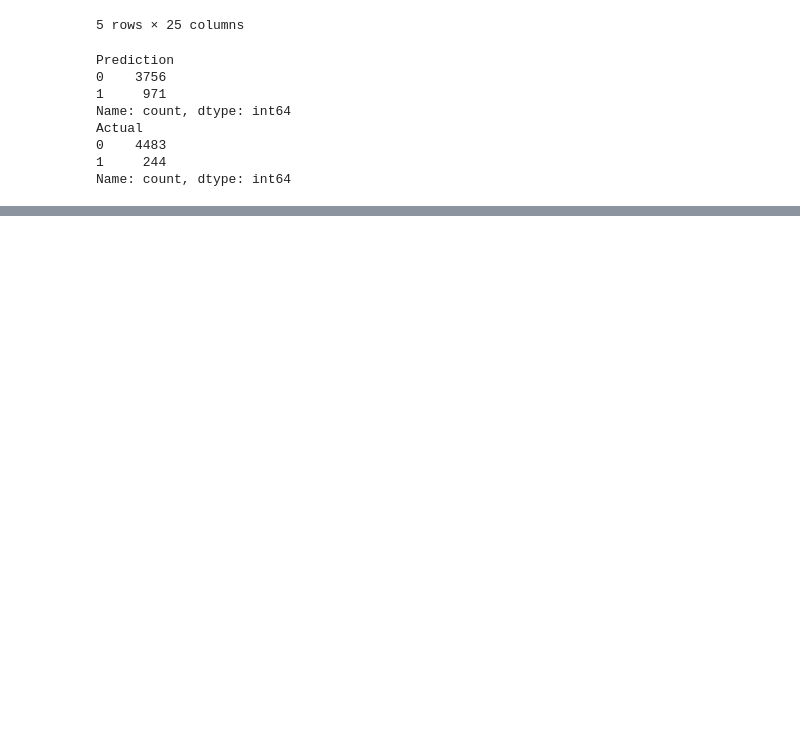
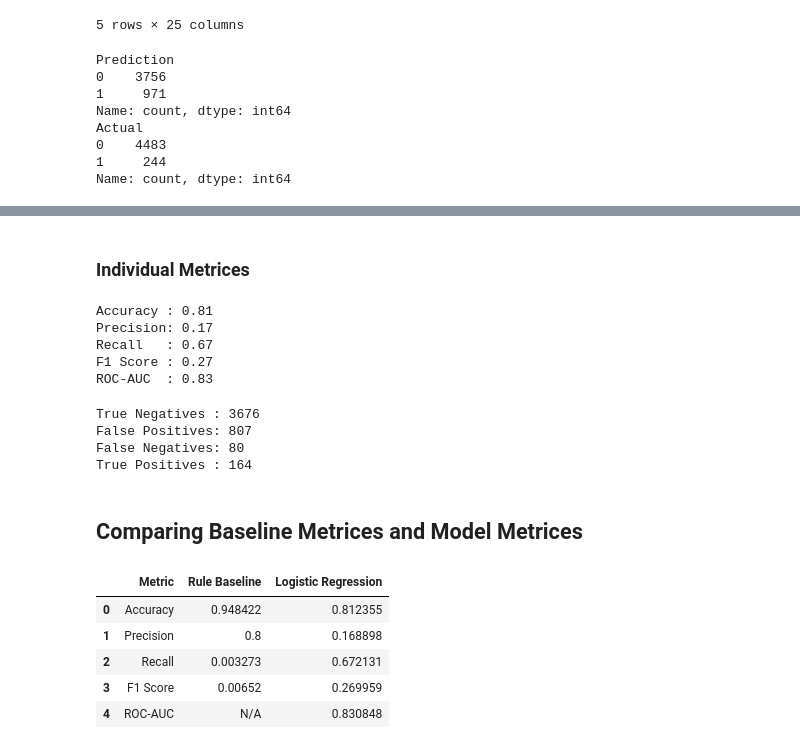
Before and after one commit to Bhav-creator452/order-risk-platform, a Jupyter notebook: notebooks/load_data.ipynb, the cells around one changed output, grey strips where cells are left out. Saved outputs shown, nothing was run; the diff lists cells and outputs as text; code cells hidden in the pictures; blank space fills up the shorter version.

```diff
--- a/notebooks/load_data.ipynb
+++ b/notebooks/load_data.ipynb
@@ -911,0 +982,75 @@ Name: count, dtype: int64
+# %% [markdown]
+### Individual Metrices
+# %%
+lr_accuracy = accuracy_score(y_test, y_pred)
+
+lr_precision = precision_score(y_test, y_pred)
+
+lr_recall = recall_score(y_test, y_pred)
+
+lr_f1 = f1_score(y_test, y_pred)
+
+lr_roc_auc = roc_auc_score(y_test, y_prob)
+
+print(f"Accuracy : {lr_accuracy:.2f}")
+print(f"Precision: {lr_precision:.2f}")
+print(f"Recall   : {lr_recall:.2f}")
+print(f"F1 Score : {lr_f1:.2f}")
+print(f"ROC-AUC  : {lr_roc_auc:.2f}")
+# %% [output]
+Accuracy : 0.81
+Precision: 0.17
+Recall   : 0.67
+F1 Score : 0.27
+ROC-AUC  : 0.83
+# %%
+TN, FP, FN, TP = cm.ravel()
+
+print("True Negatives :", TN)
+print("False Positives:", FP)
+print("False Negatives:", FN)
+print("True Positives :", TP)
+# %% [output]
+True Negatives : 3676
+False Positives: 807
+False Negatives: 80
+True Positives : 164
+# %% [markdown]
+## Comparing Baseline Metrices and Model Metrices
+# %%
+comparison = pd.DataFrame({
+
+    "Metric":[
+        "Accuracy",
+        "Precision",
+        "Recall",
+        "F1 Score",
+        "ROC-AUC"
+    ],
+
+    "Rule Baseline":[
+        baseline_accuracy,
+        baseline_precision,
+        baseline_recall,
+        baseline_f1,
+        baseline_auc
+    ],
+
+    "Logistic Regression":[
+        lr_accuracy,
+        lr_precision,
+        lr_recall,
+        lr_f1,
+        lr_roc_auc
+    ]
+
+})
+
+comparison
+# %% [output]
+|  | Metric | Rule Baseline | Logistic Regression |
+| 0 | Accuracy | 0.948422 | 0.812355 |
+| 1 | Precision | 0.8 | 0.168898 |
+| 2 | Recall | 0.003273 | 0.672131 |
+| 3 | F1 Score | 0.00652 | 0.269959 |
+| 4 | ROC-AUC | N/A | 0.830848 |
```
Also changed, not shown: parts of 13 cells of this notebook.
